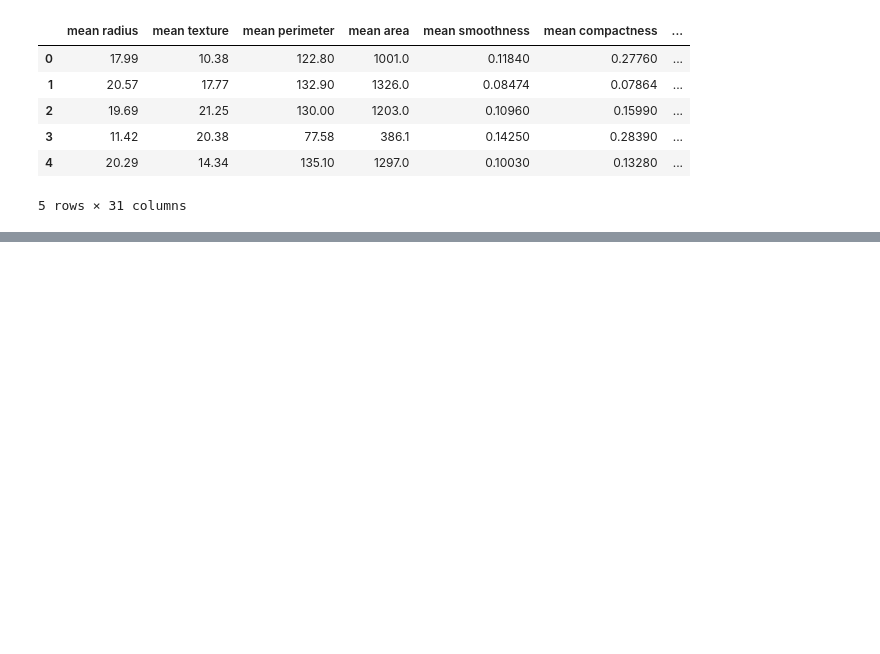
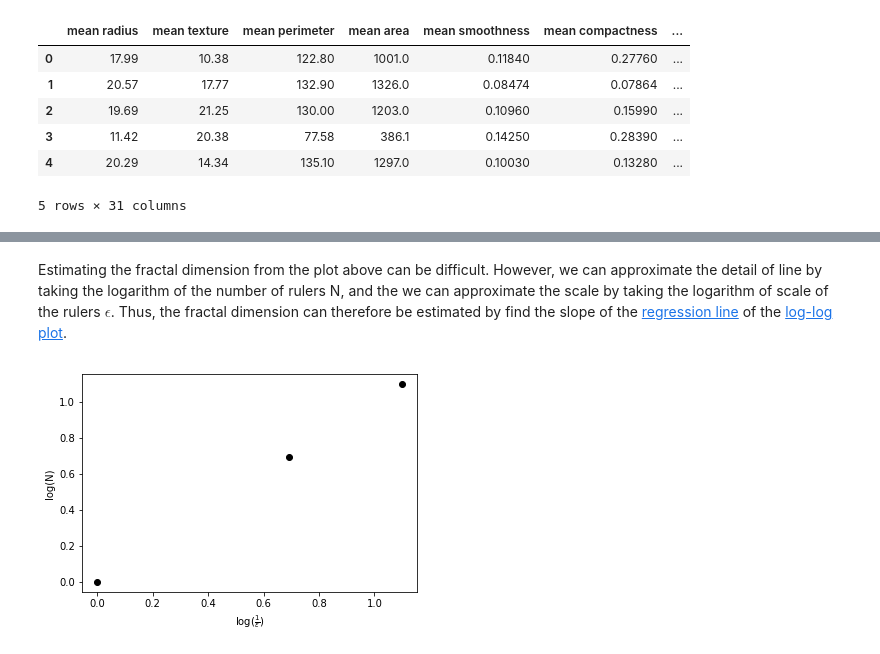
Before and after one commit to ramyar4321/MachineLearningCancer, a Jupyter notebook: MachineLearningCancerPerdiction.ipynb, the cells around one changed output, grey strips where cells are left out. Cells and saved outputs as stored; diff of their text form; code cells hidden in the pictures; blank space fills up the shorter version.

```diff
--- a/MachineLearningCancerPerdiction.ipynb
+++ b/MachineLearningCancerPerdiction.ipynb
@@ -58,0 +116,16 @@ Now that snakes have been created for cell nuclei for the 596 sample images, cel
+# %% [markdown]
+Estimating the fractal dimension from the plot above can be difficult. However, we can approximate the detail of line by taking the logarithm of the number of rulers N, and the we can approximate the scale by taking the logarithm of scale of the rulers $\epsilon$. Thus, the fractal dimension can therefore be estimated by find the slope of the [regression line](https://en.wikipedia.org/wiki/Linear_regression) of the [log-log plot](https://en.wikipedia.org/wiki/Log%E2%80%93log_plot).
+# %%
+# log of number of rulers
+logN= np.log(N)
+# Log of scale of rulers
+invEps = 1/eps
+logInvEps= np.log(invEps)
+
+# Plot graph
+plt.plot(logInvEps, logN, 'o', color='black')
+plt.xlabel(r'log$(\frac{1}{\epsilon})$')
+plt.ylabel("log(N)")
+plt.show()
+# %% [output]
+[figure, added]
```
Also changed, not shown: parts of 5 cells of this notebook, 7 other files.
